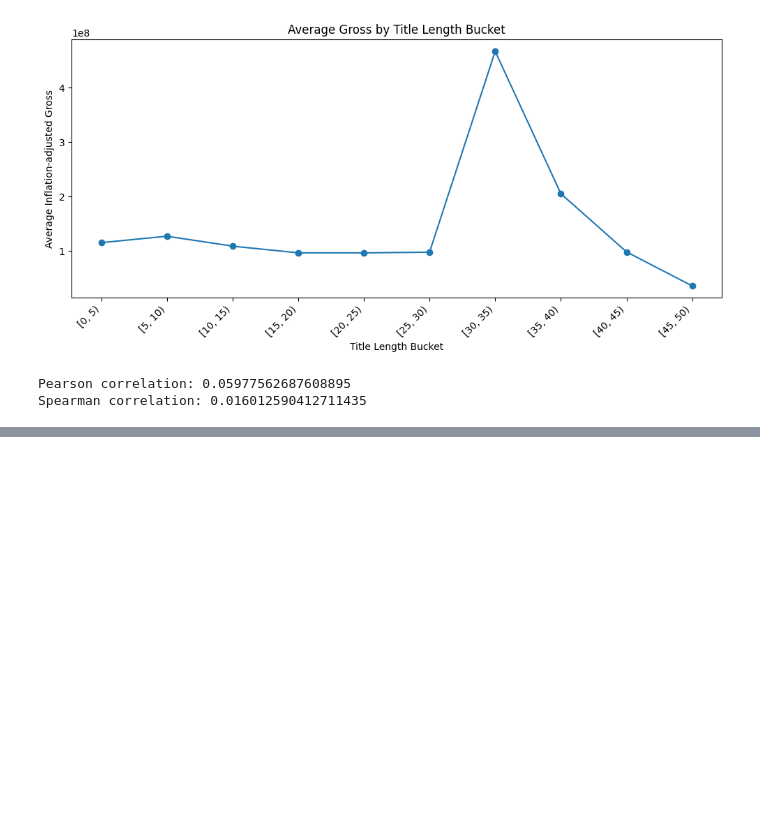
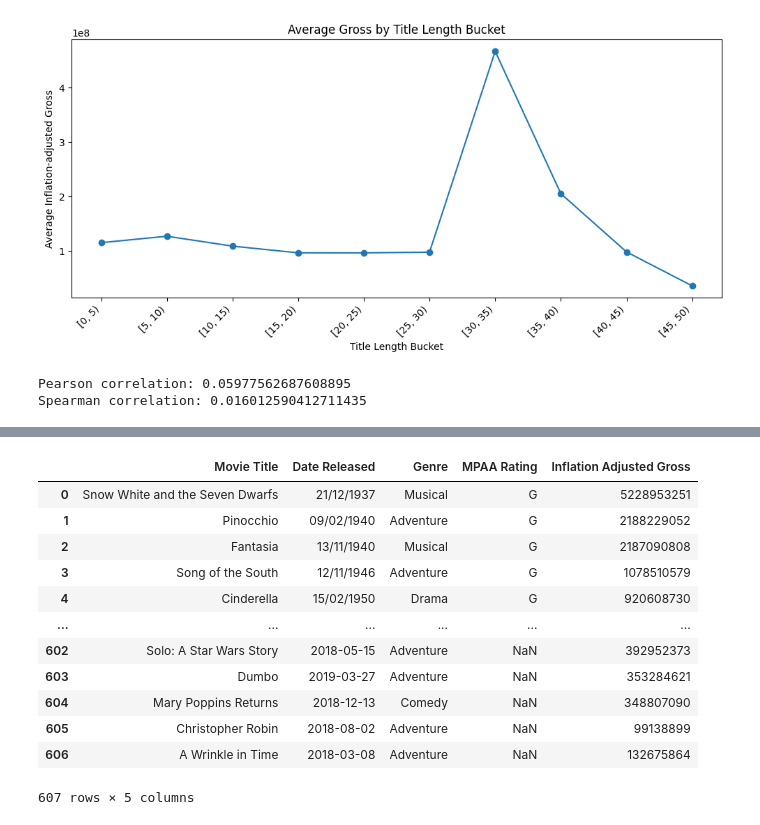
Before and after one commit to wtfmadrid/MDSA-Case-Study, a Jupyter notebook: preprocessing.ipynb, the cells around one changed output, grey strips where cells are left out. Drawn from its saved outputs; the diff is of its cells as text; code cells hidden in the pictures; blank space fills up the shorter version.

```diff
--- a/preprocessing.ipynb
+++ b/preprocessing.ipynb
@@ -226,0 +412,16 @@ all_movies.head()
+# %%
+combined
+# %% [output]
+|  | Movie Title | Date Released | Genre | MPAA Rating | Inflation Adjusted Gross |
+| 0 | Snow White and the Seven Dwarfs | 21/12/1937 | Musical | G | 5228953251 |
+| 1 | Pinocchio | 09/02/1940 | Adventure | G | 2188229052 |
+| 2 | Fantasia | 13/11/1940 | Musical | G | 2187090808 |
+| 3 | Song of the South | 12/11/1946 | Adventure | G | 1078510579 |
+| 4 | Cinderella | 15/02/1950 | Drama | G | 920608730 |
+| ... | ... | ... | ... | ... | ... |
+| 602 | Solo: A Star Wars Story | 2018-05-15 | Adventure | NaN | 392952373 |
+| 603 | Dumbo | 2019-03-27 | Adventure | NaN | 353284621 |
+| 604 | Mary Poppins Returns | 2018-12-13 | Comedy | NaN | 348807090 |
+| 605 | Christopher Robin | 2018-08-02 | Adventure | NaN | 99138899 |
+| 606 | A Wrinkle in Time | 2018-03-08 | Adventure | NaN | 132675864 |
+607 rows × 5 columns
```
Also changed, not shown: parts of 43 cells of this notebook, 1 other file.
